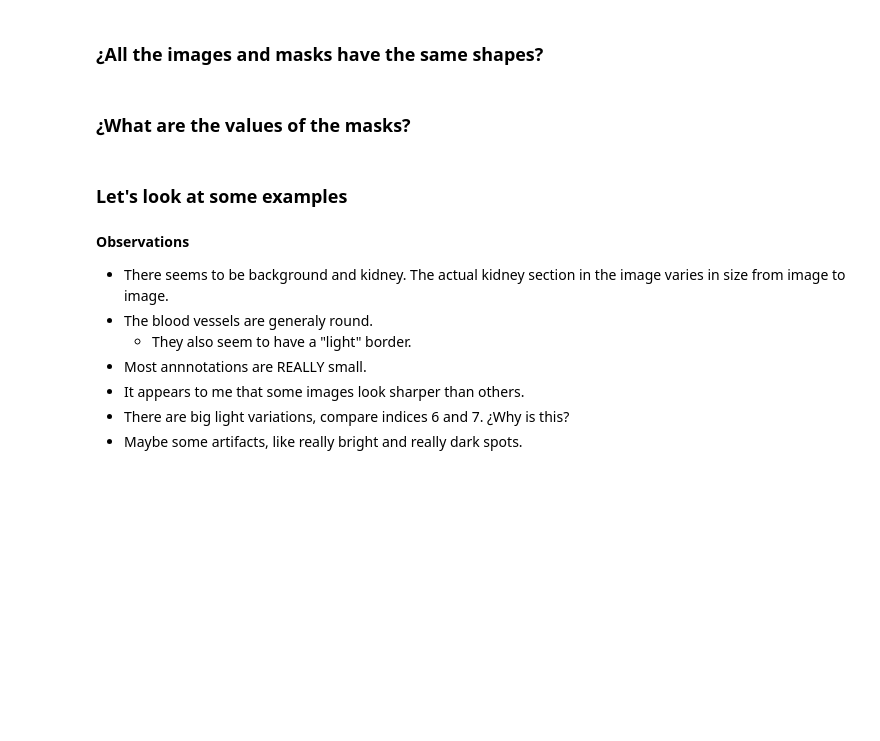
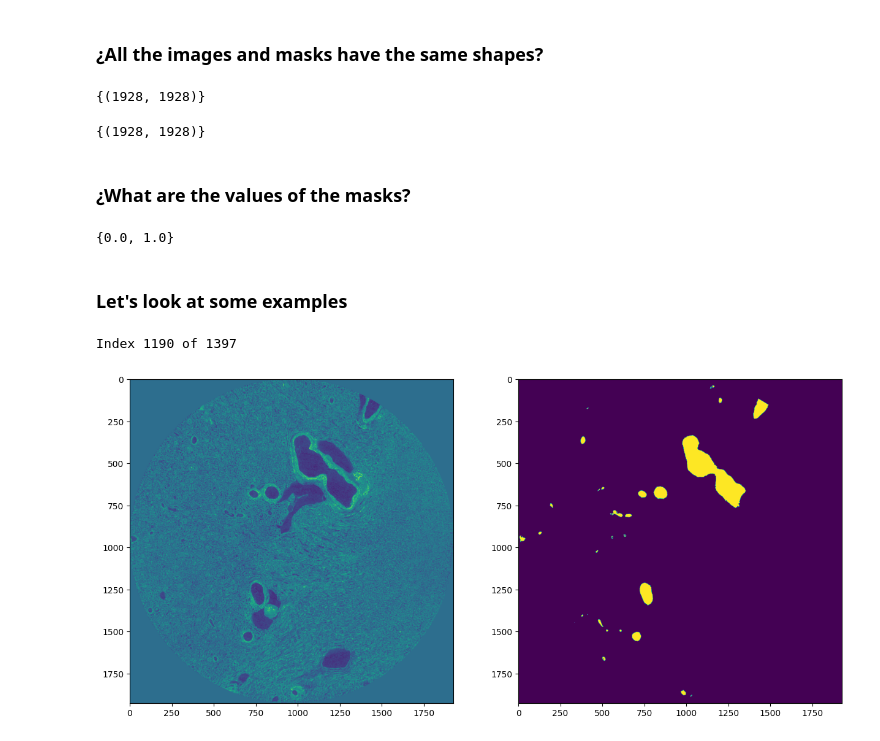
Before and after one commit to DavidFM43/blood-vessel-segmentation, a Jupyter notebook: edas/kidney_1_voi.ipynb, the cells around one changed output. Saved outputs shown, nothing was run; the diff lists cells and outputs as text; code cells hidden in the pictures; blank space fills up the shorter version.

```diff
--- a/edas/kidney_1_voi.ipynb
+++ b/edas/kidney_1_voi.ipynb
@@ -15,12 +15,12 @@ input_dir = "/kaggle/input/blood-vessel-segmentation/"
 # %% [markdown]
 ### ¿What are the files like?
 # %%
-k1_dense_path = f"{input_dir}train/kidney_1_voi/"
-k1_dense_imgs = pd.Series(os.listdir(f"{k1_dense_path}images")).sort_values()
-k1_dense_labels = pd.Series(os.listdir(f"{k1_dense_path}labels")).sort_values()
+k1_voi_path = f"{input_dir}train/kidney_1_voi/"
+k1_voi_imgs = pd.Series(os.listdir(f"{k1_voi_path}images")).sort_values()
+k1_voi_labels = pd.Series(os.listdir(f"{k1_voi_path}labels")).sort_values()
 
-display(k1_dense_imgs)
-display(k1_dense_labels)
+display(k1_voi_imgs)
+display(k1_voi_labels)
 # %% [output]
 847     0000.tif
 541     0001.tif
@@ -57,50 +59,49 @@ k1_dense_imgs.nunique(), k1_dense_labels.nunique()
 # %%
 # check if all the images have the same shape
 images_shapes = []
-for idx in tqdm(range(len(k1_dense_imgs))):
-    image = Image.open(k1_dense_path + "images/" + k1_dense_imgs[idx])
+for idx in tqdm(range(len(k1_voi_imgs))):
+    image = Image.open(k1_voi_path + "images/" + k1_voi_imgs[idx])
     images_shapes.append((image.height, image.width))
 
 images_shapes = set(images_shapes)
 images_shapes
+# %% [output]
+{(1928, 1928)}
 # %%
 # check if all the labels have the same shape
 labels_shapes = []
-for idx in tqdm(range(len(k1_dense_labels))):
-    image = Image.open(k1_dense_path + "labels/" + k1_dense_labels[idx])
+for idx in tqdm(range(len(k1_voi_labels))):
+    image = Image.open(k1_voi_path + "labels/" + k1_voi_labels[idx])
     labels_shapes.append((image.height, image.width))
 
 labels_shapes = set(labels_shapes)
 labels_shapes
+# %% [output]
+{(1928, 1928)}
 # %% [markdown]
 ### ¿What are the values of the masks?
 # %%
 mask_values = set()
-for idx in tqdm(range(len(k1_dense_labels))):
-    label = Image.open(k1_dense_path + "labels/" + k1_dense_labels[idx])
+for idx in tqdm(range(len(k1_voi_labels))):
+    label = Image.open(k1_voi_path + "labels/" + k1_voi_labels[idx])
     mask_values.update(ToTensor()(label).unique().tolist())
 print(mask_values)
+# %% [output]
+{0.0, 1.0}
 # %% [markdown]
 ### Let's look at some examples
 # %%
-idx = random.randint(0, len(k1_dense_imgs))
+idx = random.randint(0, len(k1_voi_imgs))
 
-image = Image.open(k1_dense_path + "images/" + k1_dense_imgs[idx])
-label = Image.open(k1_dense_path + "labels/" + k1_dense_labels[idx])
+image = Image.open(k1_voi_path + "images/" + k1_voi_imgs[idx])
+label = Image.open(k1_voi_path + "labels/" + k1_voi_labels[idx])
 
 fig, ax = plt.subplots(1, 2, figsize=(15, 11))
 ax[0].imshow(image)
 ax[1].imshow(label)
 
-print("Index", idx, "of", len(k1_dense_imgs))
+print("Index", idx, "of", len(k1_voi_imgs))
 plt.show()
+# %% [output]
+Index 1190 of 1397
+[figure, added]
-# %% [markdown]
-**Observations**
-
-- There seems to be background and kidney. The actual kidney section in the image varies in size from image to image.
-- The blood vessels are generaly round.
-    - They also seem to have a "light" border.
-- Most annnotations are REALLY small.
-- It appears to me that some images look sharper than others.
-- There are big light variations, compare indices 6 and 7. ¿Why is this?
-- Maybe some artifacts, like really bright and really dark spots.
```
Also changed, not shown: parts of 5 cells of this notebook, 1 other file.
